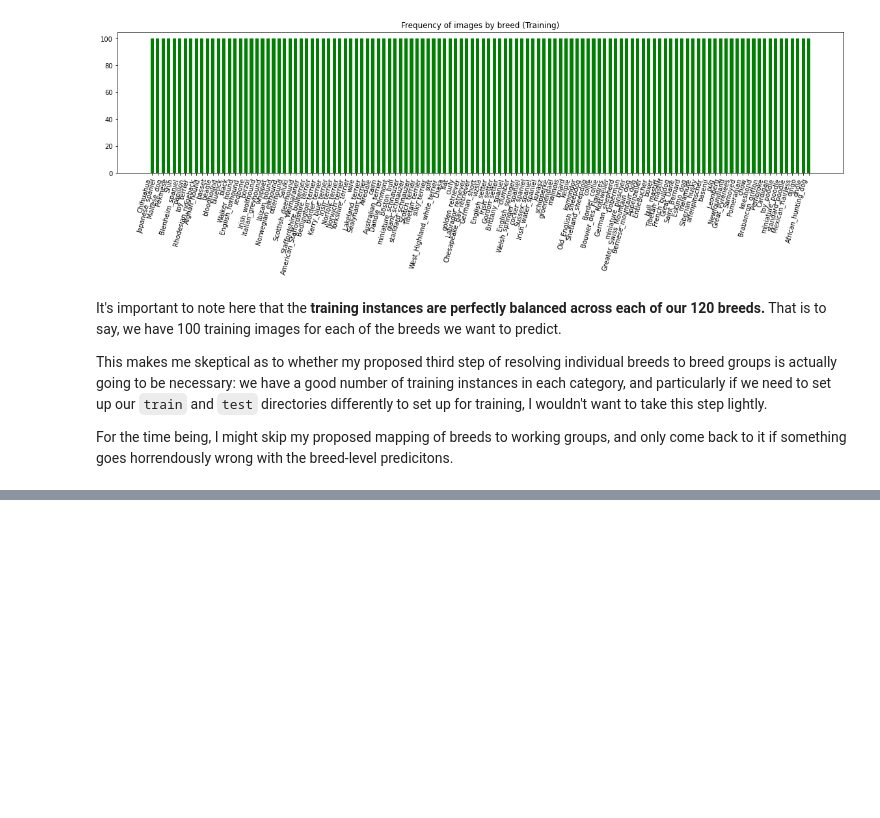
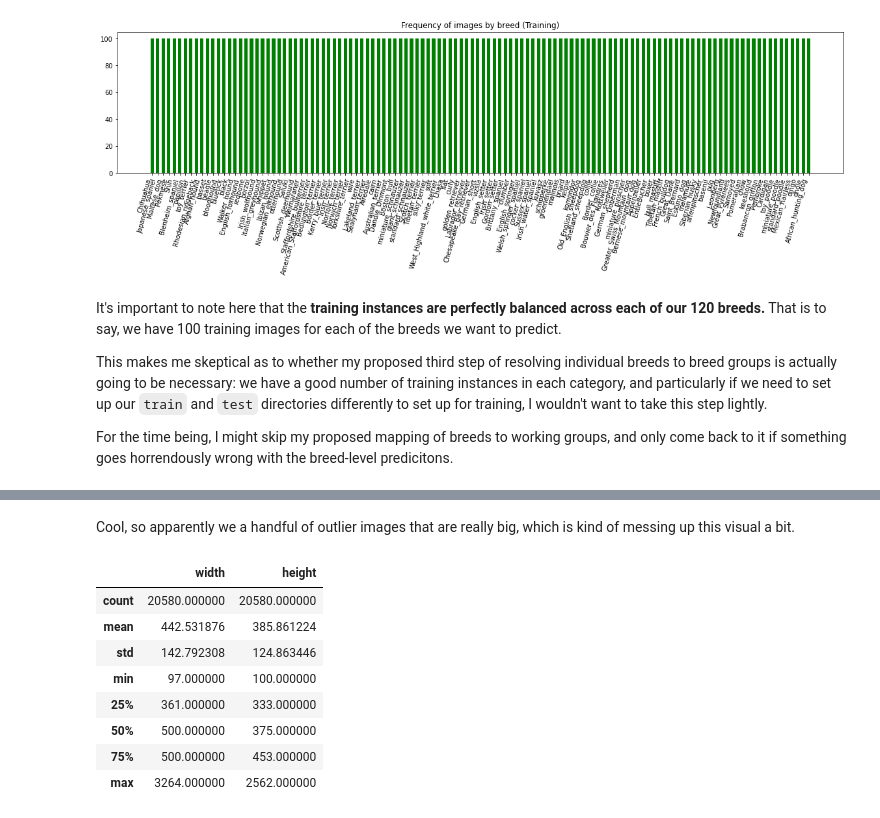
Before and after one commit to ZombieSocrates/ml-udacity-capstone, a Jupyter notebook: 1-Data_Exploration_Preprocessing.ipynb, the cells around one changed output, grey strips where cells are left out. Saved outputs shown, nothing was run; the diff lists cells and outputs as text; code cells hidden in the pictures; blank space fills up the shorter version.

```diff
--- a/1-Data_Exploration_Preprocessing.ipynb
+++ b/1-Data_Exploration_Preprocessing.ipynb
@@ -286,0 +300,14 @@ For the time being, I might skip my proposed mapping of breeds to working groups
+# %% [markdown]
+Cool, so apparently we a handful of outlier images that are really big, which is kind of messing up this visual a bit.
+# %%
+hw_df.describe()
+# %% [output]
+|  | width | height |
+| count | 20580.000000 | 20580.000000 |
+| mean | 442.531876 | 385.861224 |
+| std | 142.792308 | 124.863446 |
+| min | 97.000000 | 100.000000 |
+| 25% | 361.000000 | 333.000000 |
+| 50% | 500.000000 | 375.000000 |
+| 75% | 500.000000 | 453.000000 |
+| max | 3264.000000 | 2562.000000 |
```
Also changed, not shown: parts of 36 cells of this notebook, 2 other files.
